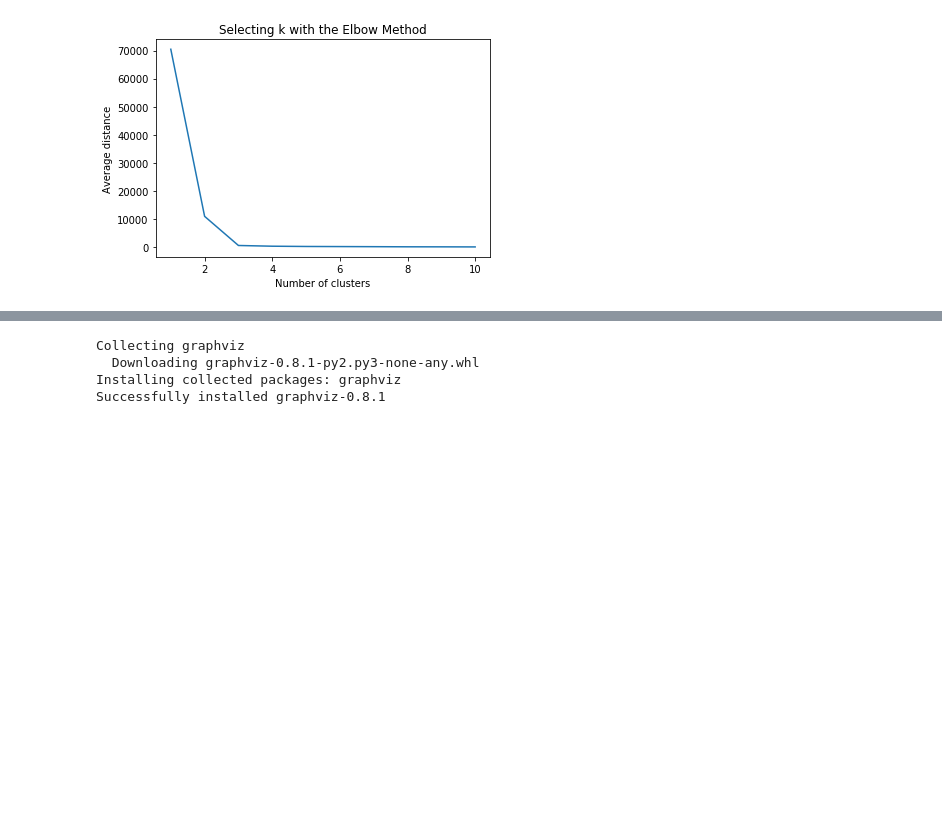
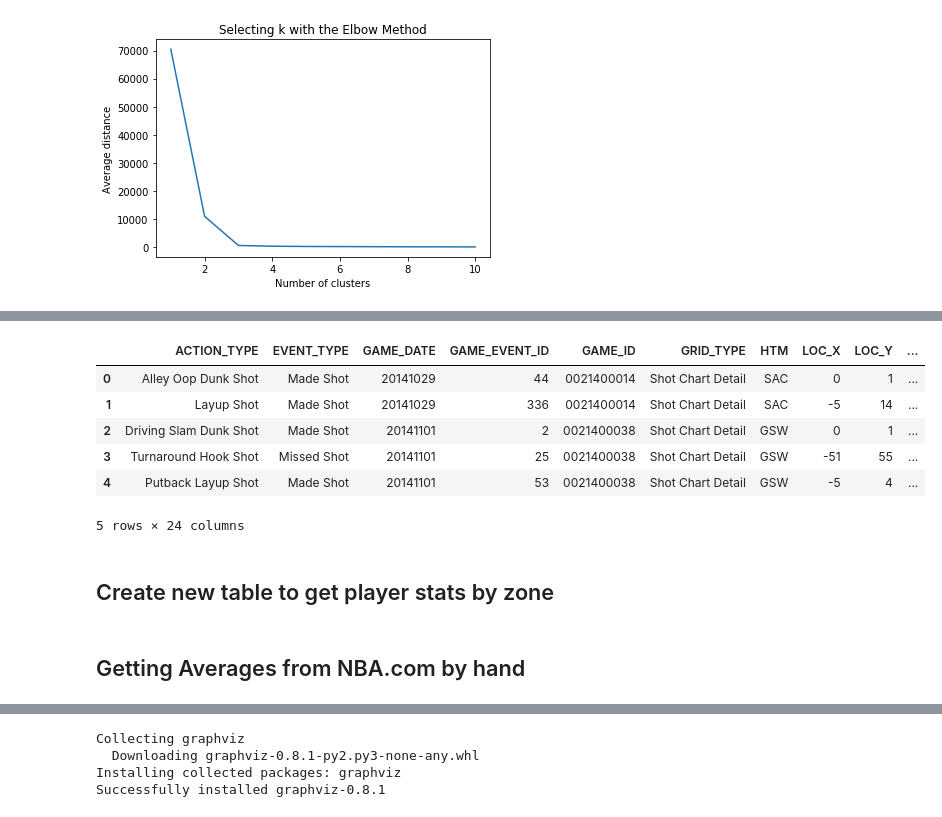
Before and after one commit to AndreiUngur/Codejam2017, a Jupyter notebook: Getting_NBA_Data.ipynb, the cells around one changed output, grey strips where cells are left out. Cells and saved outputs as stored; diff of their text form; code cells hidden in the pictures; blank space fills up the shorter version.

```diff
--- a/Getting_NBA_Data.ipynb
+++ b/Getting_NBA_Data.ipynb
@@ -253,33 +221,40 @@ with open('shot_data.txt','w') as shot_log_writer:
 # %%
 import json
 
 
 with open('shot_data.txt') as shot_log_reader:
     get_data = json.load(shot_log_reader)
-
 
 
 def get_player_shots(player):
     records = []
     league_averages = []
     for result in player['resultSets']:
         name = result['name']
         headers = result['headers']
         if name == 'Shot_Chart_Detail':
             for row in result['rowSet']:
                 records.append(dict(zip(headers,row)))
 
     return records
 
 pds = []
 for  player in get_data:
     pds.append(pd.DataFrame(get_player_shots(player)))
 
 
 massive_df = pd.concat(pds)
-
 massive_df.to_sql('shot_charts',CONN,if_exists='replace')
-
-massive_df
+massive_df.head()
+# %% [output]
+|  | ACTION_TYPE | EVENT_TYPE | GAME_DATE | GAME_EVENT_ID | GAME_ID | GRID_TYPE | HTM | LOC_X | LOC_Y | ... |
+| 0 | Alley Oop Dunk Shot | Made Shot | 20141029 | 44 | 0021400014 | Shot Chart Detail | SAC | 0 | 1 | ... |
+| 1 | Layup Shot | Made Shot | 20141029 | 336 | 0021400014 | Shot Chart Detail | SAC | -5 | 14 | ... |
+| 2 | Driving Slam Dunk Shot | Made Shot | 20141101 | 2 | 0021400038 | Shot Chart Detail | GSW | 0 | 1 | ... |
+| 3 | Turnaround Hook Shot | Missed Shot | 20141101 | 25 | 0021400038 | Shot Chart Detail | GSW | -51 | 55 | ... |
+| 4 | Putback Layup Shot | Made Shot | 20141101 | 53 | 0021400038 | Shot Chart Detail | GSW | -5 | 4 | ... |
+5 rows × 24 columns
+# %% [markdown]
+## Create new table to get player stats by zone
 # %%
 player_zone_groups = massive_df.groupby(['PLAYER_ID','SHOT_ZONE_BASIC','EVENT_TYPE'])['EVENT_TYPE'].count().to_dict()
@@ -292,6 +266,8 @@ for record in player_zone_groups:
 
 cache_player_results = pd.DataFrame(records)
 cache_player_results.to_sql('player_stats_by_zone',CONN,if_exists='replace')
+# %% [markdown]
+## Getting Averages from NBA.com by hand
 # %%
 league_averages = {
                    "Above the Break 3":0.340,
```
Also changed, not shown: parts of 9 cells of this notebook.
